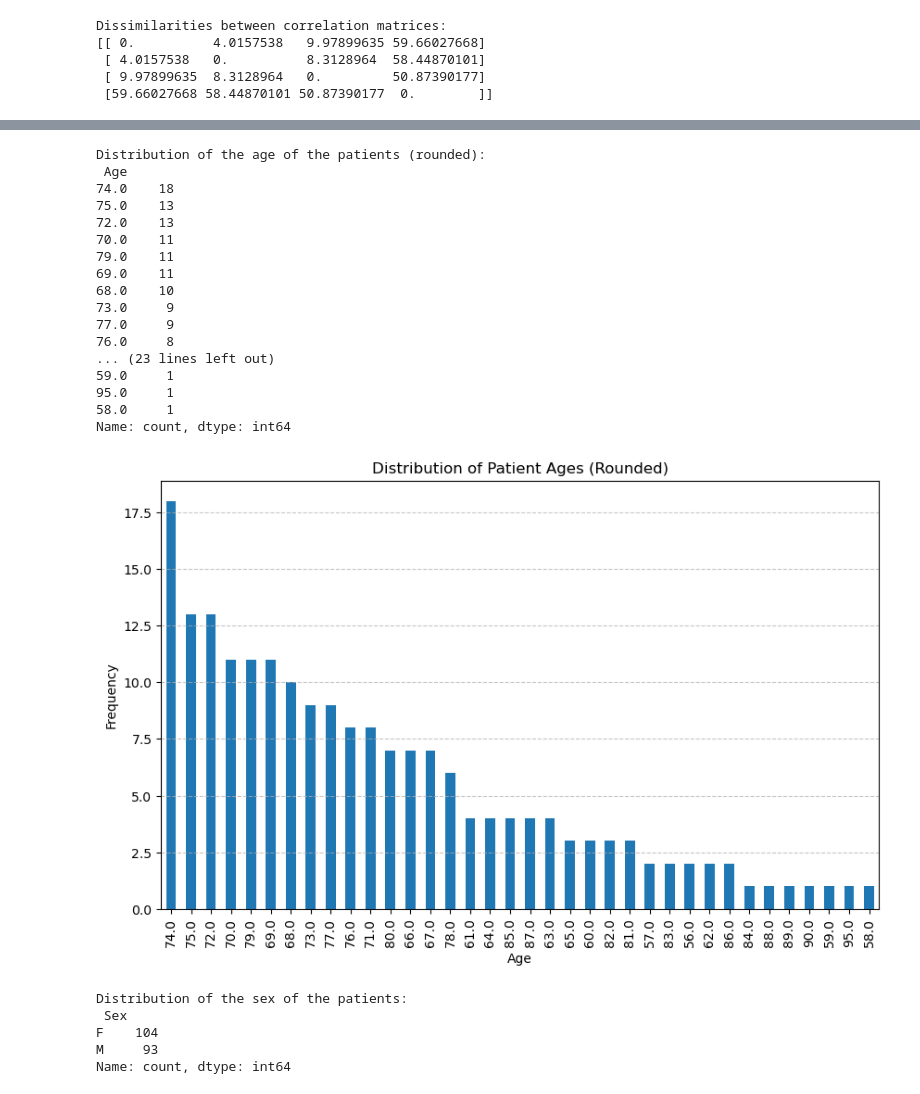
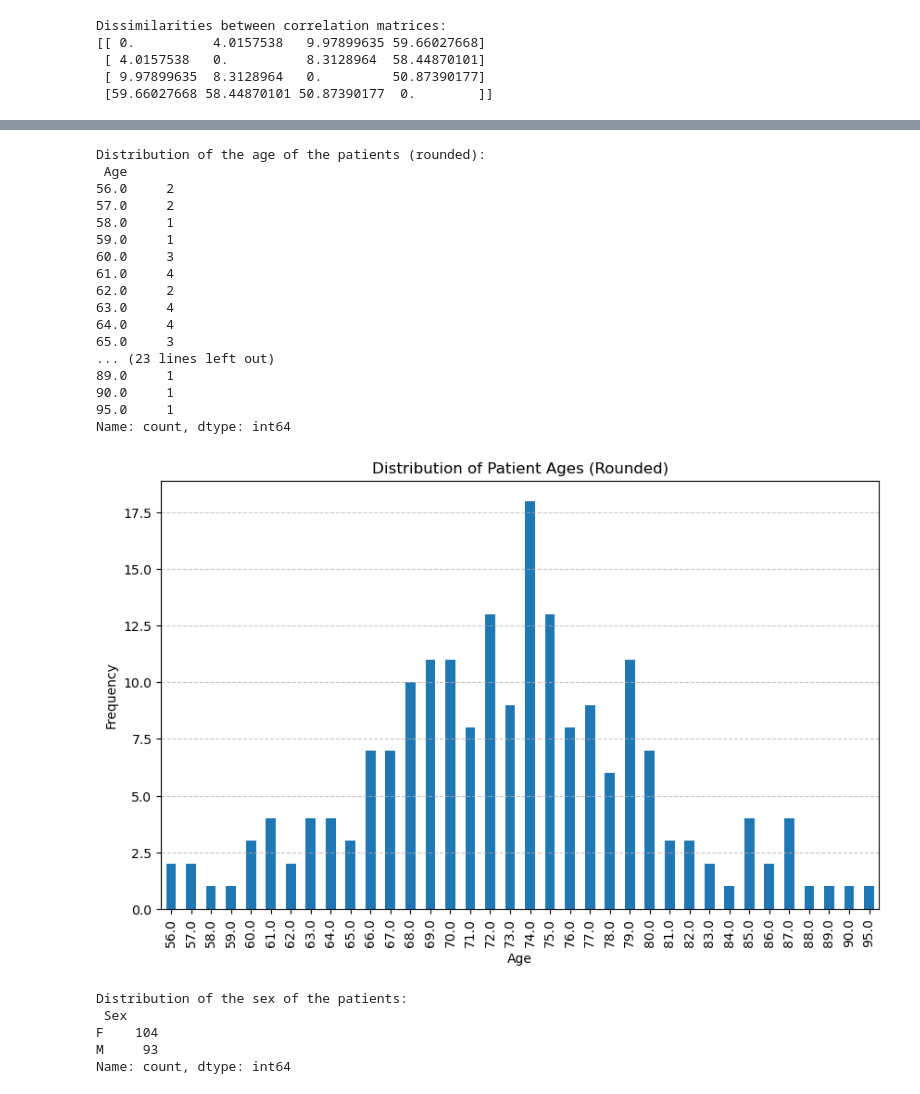
Before and after one commit to mathilde-cros/Bachelor_Thesis_Alzheimers_HGNN, a Jupyter notebook: Corr_and_df.ipynb, the cells around one changed output, grey strips where cells are left out. Cells and saved outputs as stored; diff of their text form; code cells hidden in the pictures.

```diff
--- a/Corr_and_df.ipynb
+++ b/Corr_and_df.ipynb
@@ -187,6 +193,8 @@ corr_matrix_methods_list = [corr_matrix_pearson, corr_matrix_spearman , corr_mat
 corr_matrix_methods_names = ['pearson', 'spearman', 'kendall', 'partial']
 full_df = create_df(df_time_series, corr_matrix_methods_list, corr_matrix_methods_names, patient_info)
 # %%
+full_df = pd.read_csv('ADNI_full/full_df.csv')
+
 # Visualizing a few features of the dataframe
 print(f'Headers of the dataframe: \n', ', '.join(full_df.columns), '\n')
 print(f'First 5 rows of the dataframe: \n', full_df.head(), '\n')
@@ -205,7 +213,7 @@ plt.ylabel("Frequency")
 plt.grid(axis='y', linestyle='--', alpha=0.7)
 plt.show()
 ## Distribution of the age of the patients
-rounded_age_distribution = full_df['Age'].round().value_counts()
+rounded_age_distribution = full_df['Age'].round().value_counts().sort_index()
 print(f'Distribution of the age of the patients (rounded): \n', rounded_age_distribution, '\n')
 plt.figure(figsize=(10, 6))
 rounded_age_distribution.plot(kind='bar')
@@ -220,46 +228,46 @@ plt.figure(figsize=(10, 6))
 full_df['Sex'].value_counts().plot(kind='bar')
 plt.title("Distribution of Patient Sex")
 plt.xlabel("Sex")
 plt.ylabel("Frequency")
 plt.grid(axis='y', linestyle='--', alpha=0.7)
 plt.show()
 # %% [output]
 Headers of the dataframe:
  Patient_id, Age, Sex, Time_series, Corr_matrix_pearson, Corr_matrix_spearman, Corr_matrix_kendall, Corr_matrix_partial, Diagnostic_label
 
 First 5 rows of the dataframe:
     Patient_id   Age Sex                                        Time_series  \
 0  002_S_0295  90.0   M            0         1         2         3     ...
 1  002_S_0413  81.5   F            0         1         2         3     ...
 2  002_S_0685  94.7   F            0         1         2         3     ...
 3  002_S_0729  70.3   F            0         1         2         3     ...
 4  002_S_1155  63.0   M            0         1         2         3     ...
 
                                  Corr_matrix_pearson  \
 ... (91 lines left out)
 AD      31
 SMC     25
 MCI      6
 Name: count, dtype: int64
 [figure]
 Distribution of the age of the patients (rounded):
  Age
-74.0    18
-75.0    13
-72.0    13
-70.0    11
-79.0    11
-69.0    11
-68.0    10
-73.0     9
-77.0     9
-76.0     8
+56.0     2
+57.0     2
+58.0     1
+59.0     1
+60.0     3
+61.0     4
+62.0     2
+63.0     4
+64.0     4
+65.0     3
 ... (23 lines left out)
-59.0     1
+89.0     1
+90.0     1
 95.0     1
-58.0     1
 Name: count, dtype: int64
-[figure, old version]
+[figure, new version]
 Distribution of the sex of the patients:
  Sex
 F    104
```
Also changed, not shown: parts of 8 cells of this notebook, 51 other files.
